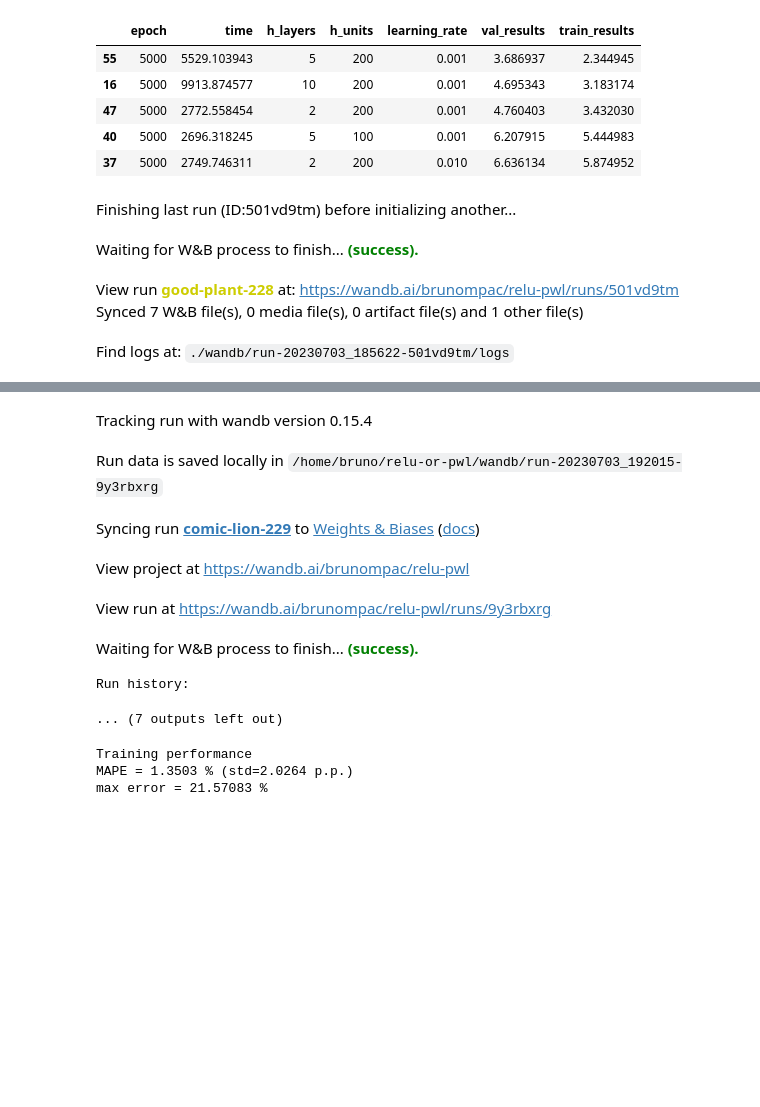
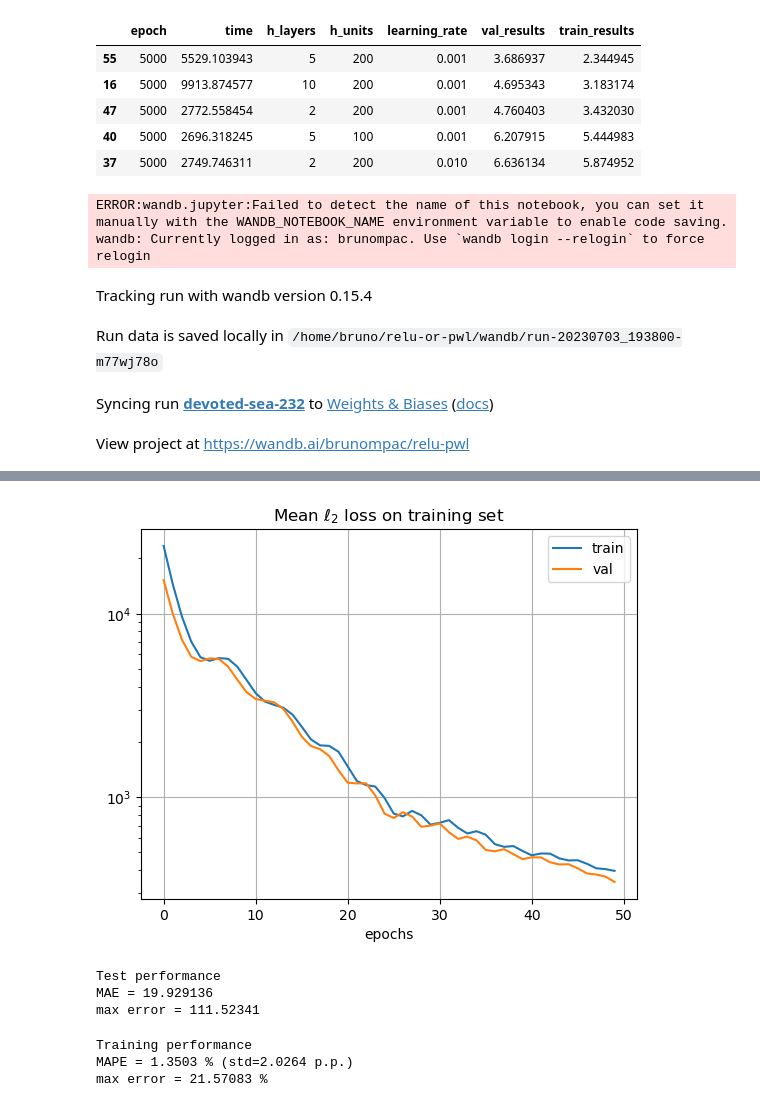
Before and after one commit to brunompacheco/relu-or-pwl, a Jupyter notebook: main.ipynb, the cells around one changed output, grey strips where cells are left out. Drawn from its saved outputs; the diff is of its cells as text; code cells hidden in the pictures; blank space fills up the shorter version.

Commit message:
refactor wandb into a subclass to keep things cleaner

```diff
--- a/main.ipynb
+++ b/main.ipynb
@@ -81,8 +81,8 @@ df_hp_results.sort_values(by='val_results').head()
 | 40 | 5000 | 2696.318245 | 5 | 100 | 0.001 | 6.207915 | 5.444983 |
 | 37 | 5000 | 2749.746311 | 2 | 200 | 0.010 | 6.636134 | 5.874952 |
 # %%
-net = NetworkTrainer(h_layers=5, h_units=100, random_key=2, learning_rate=1e-3,
-                     epochs=50)
+net = NetworkTrainerWandB(h_layers=5, h_units=100, random_key=2,
+                          learning_rate=1e-3, epochs=50)
 
 net = net.fit(
     X_train, y_train,
@@ -111,8 +111,9 @@ print('Test performance')
 print('MAE =', np.abs(percentage_error).mean())
 print('max error =', np.abs(percentage_error).max())
 # %% [output]
+ERROR:wandb.jupyter:Failed to detect the name of this notebook, you can set it manually with the WANDB_NOTEBOOK_NAME environment variable to enable code saving.
+wandb: Currently logged in as: brunompac. Use `wandb login --relogin` to force relogin
-Finishing last run (ID:501vd9tm) before initializing another...
+Tracking run with wandb version 0.15.4
-Waiting for W&B process to finish... (success).
+Run data is saved locally in /home/bruno/relu-or-pwl/wandb/run-20230703_193800-m77wj78o
-View run good-plant-228 at: https://wandb.ai/brunompac/relu-pwl/runs/501vd9tm
-Synced 7 W&B file(s), 0 media file(s), 0 artifact file(s) and 1 other file(s)
+Syncing run devoted-sea-232 to Weights & Biases (docs)
-Find logs at: ./wandb/run-20230703_185622-501vd9tm/logs
+View project at https://wandb.ai/brunompac/relu-pwl
@@ -120,11 +121,7 @@ Successfully finished last run (ID:501vd9tm). Initializing new run:
-Tracking run with wandb version 0.15.4
-Run data is saved locally in /home/bruno/relu-or-pwl/wandb/run-20230703_192015-9y3rbxrg
-Syncing run comic-lion-229 to Weights & Biases (docs)
-View project at https://wandb.ai/brunompac/relu-pwl
-View run at https://wandb.ai/brunompac/relu-pwl/runs/9y3rbxrg
-Waiting for W&B process to finish... (success).
-Run history:
+[figure, added]
-... (7 outputs left out)
+Test performance
+MAE = 19.929136
+max error = 111.52341
 # %%
 net.save('models/test_nn.pkl')
 # %%
```
Also changed, not shown: parts of 3 cells of this notebook, 2 other files.
